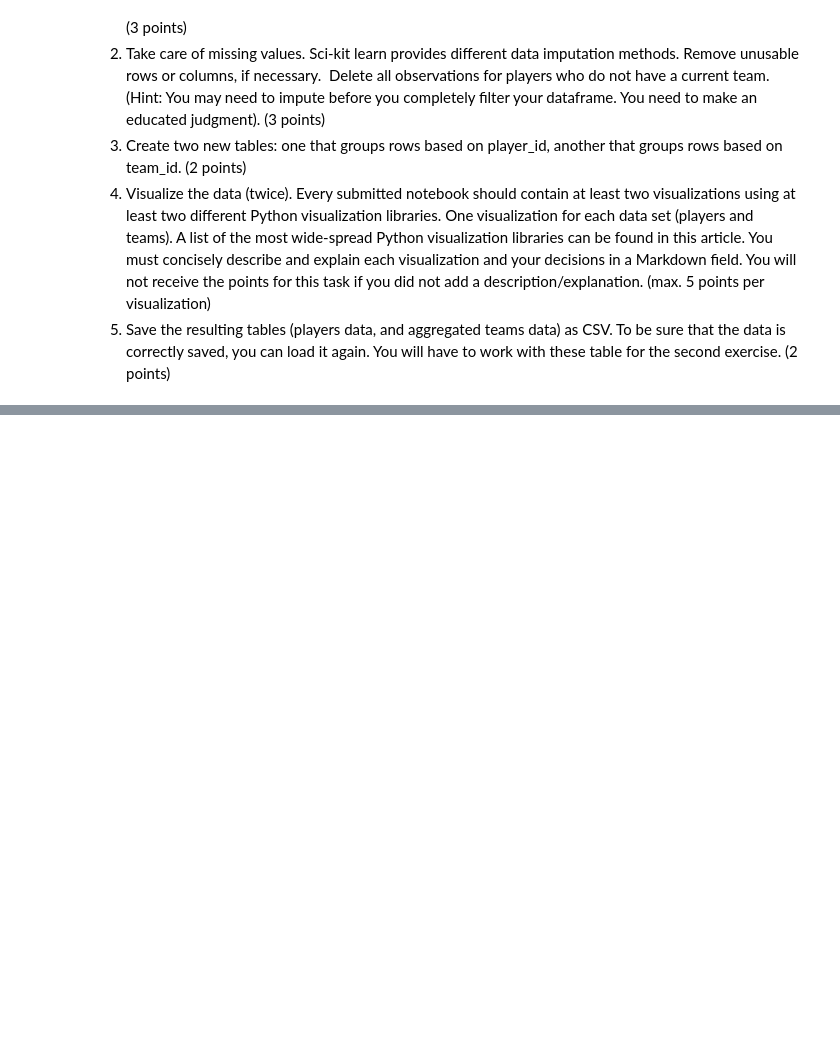
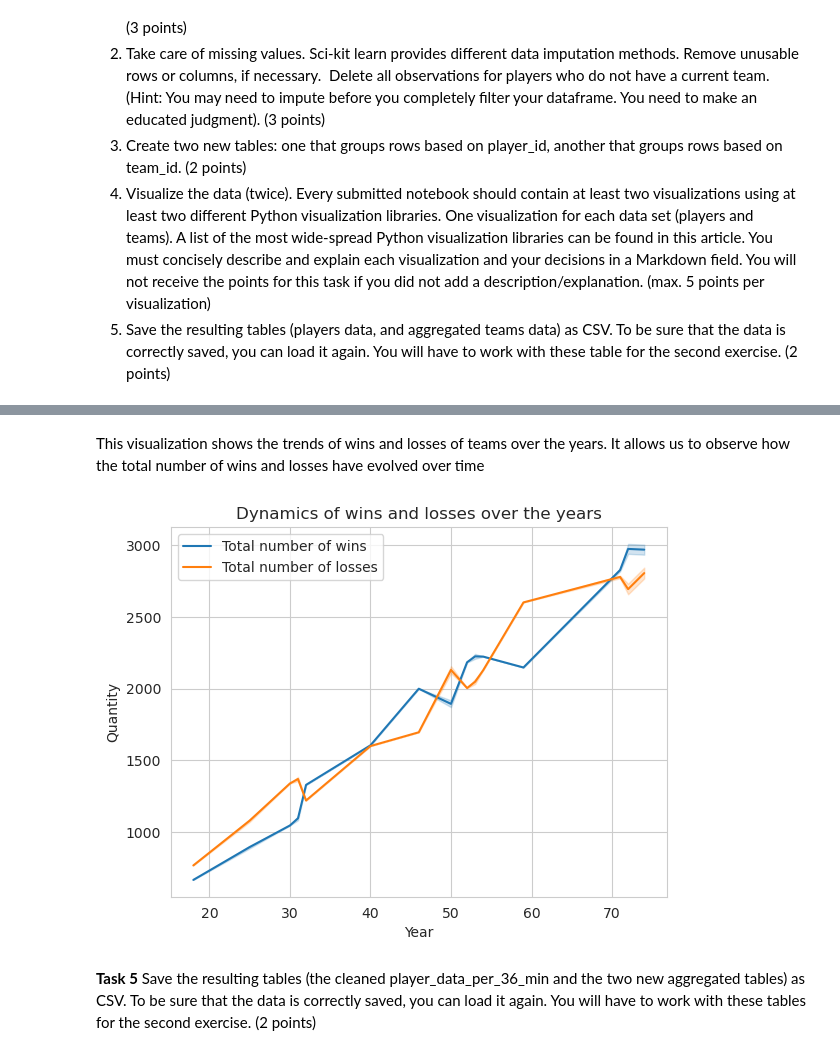
Before and after one commit to KhristinaVasko/Visualization_ex1, a Jupyter notebook: Exercise1.ipynb, the cells around one changed output, grey strips where cells are left out. Drawn from its saved outputs; the diff is of its cells as text; code cells hidden in the pictures; blank space fills up the shorter version.

```diff
--- a/Exercise1.ipynb
+++ b/Exercise1.ipynb
@@ -91,0 +137,15 @@ print(merged_df)
+# %% [markdown]
+This visualization shows the trends of wins and losses of teams over the years. It allows us to observe how the total number of wins and losses have evolved over time
+# %%
+sns.set_style("whitegrid")
+sns.lineplot(x='years', y='total_wins', data=merged_df, label='Total number of wins', estimator='mean')
+sns.lineplot(x='years', y='total_losses', data=merged_df, label='Total number of losses', estimator='mean')
+plt.title('Dynamics of wins and losses over the years')
+plt.xlabel('Year')
+plt.ylabel('Quantity')
+plt.legend()
+plt.show()
+# %% [output]
+[figure, added]
+# %% [markdown]
+<b>Task 5</b> Save the resulting tables (the cleaned player_data_per_36_min and the two new aggregated tables) as CSV. To be sure that the data is correctly saved, you can load it again. You will have to work with these tables for the second exercise. (2 points)
```
Also changed, not shown: parts of 25 cells of this notebook.
